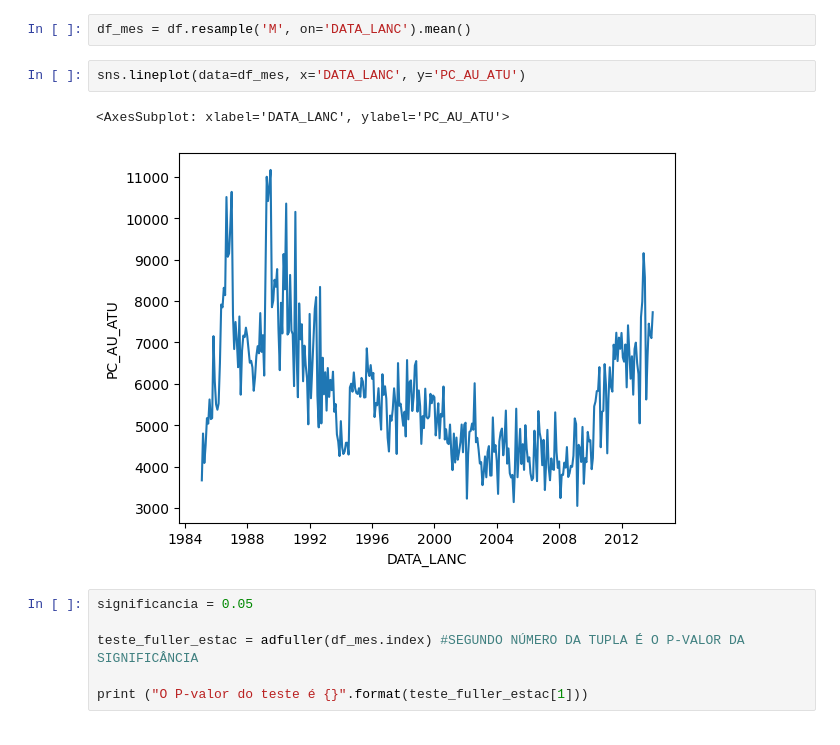
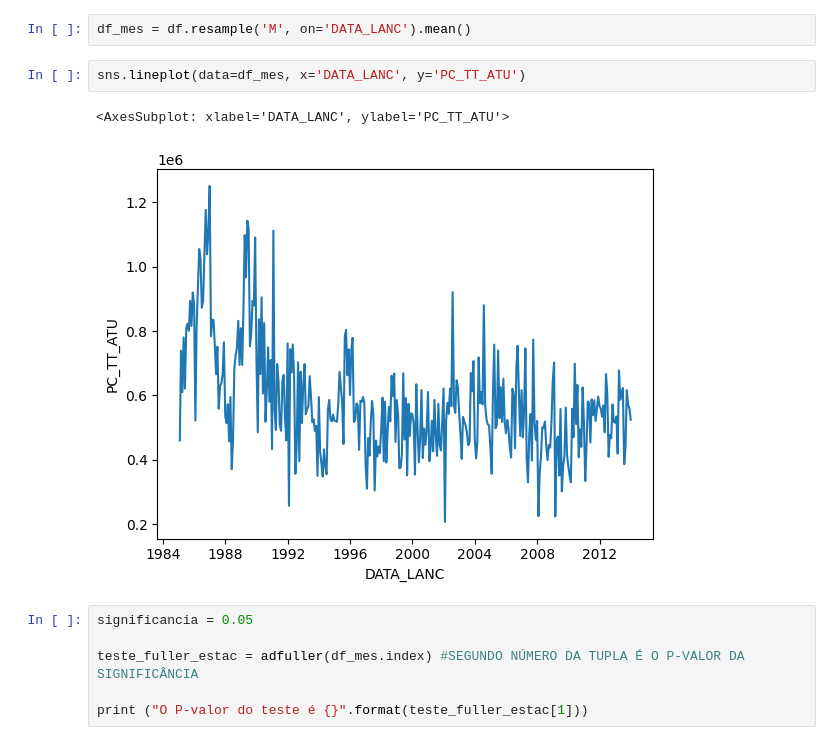
Before and after one commit to LissesCastro/Tera-Mercado-Imobiliario-SP, a Jupyter notebook: analise_temporal.ipynb, the cells around one changed output. Drawn from its saved outputs; the diff is of its cells as text.

```diff
--- a/analise_temporal.ipynb
+++ b/analise_temporal.ipynb
@@ -41,10 +52,10 @@ df['DATA_LANC'] = pd.to_datetime(df['MES_LAN'])
 # %%
 df_mes = df.resample('M', on='DATA_LANC').mean()
 # %%
-sns.lineplot(data=df_mes, x='DATA_LANC', y='PC_AU_ATU')
+sns.lineplot(data=df_mes, x='DATA_LANC', y='PC_TT_ATU')
 # %% [output]
-<AxesSubplot: xlabel='DATA_LANC', ylabel='PC_AU_ATU'>
+<AxesSubplot: xlabel='DATA_LANC', ylabel='PC_TT_ATU'>
-[figure, old version]
+[figure, new version]
 # %%
 significancia = 0.05
 
```
Also changed, not shown: parts of 19 cells of this notebook, 17 other files.
